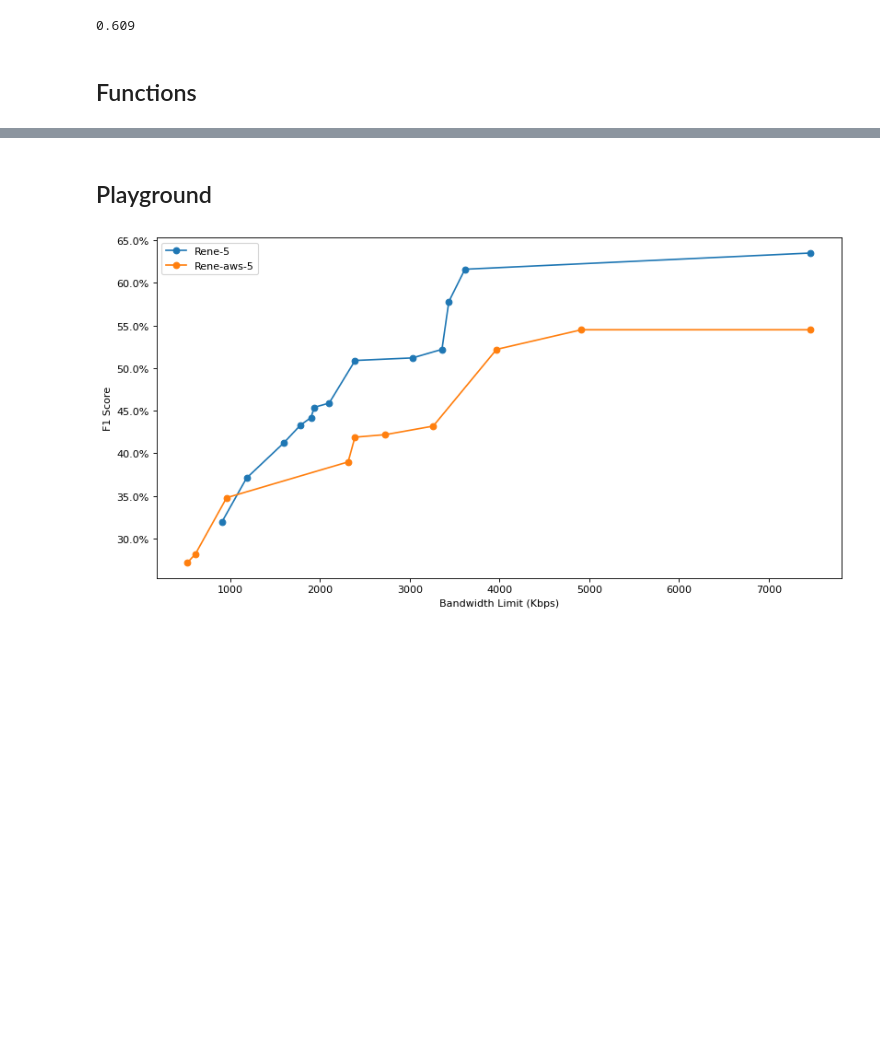
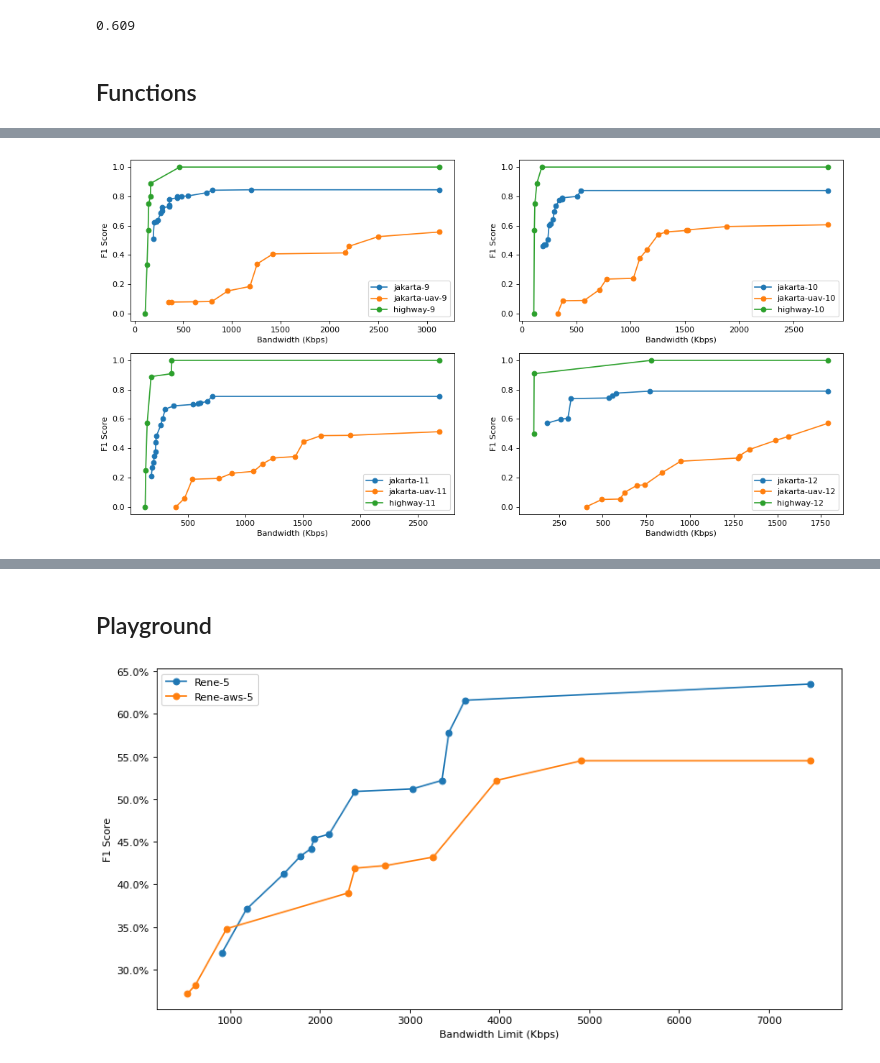
Before and after one commit to zharfanf/dds-zharfanf, a Jupyter notebook: workspace/plotter.ipynb, the cells around one changed output, grey strips where cells are left out. Drawn from its saved outputs; the diff is of its cells as text; code cells hidden in the pictures; blank space fills up the shorter version.

```diff
--- a/workspace/plotter.ipynb
+++ b/workspace/plotter.ipynb
@@ -127,0 +203,4 @@ def F1_Bandwidth_limit_plot_compare(bandwidth_f1_1, label1, bandwidth_f1_2, labe
+# %%
+plot_profile(9,10,11,12)
+# %% [output]
+[figure, added]
```
Also changed, not shown: parts of 21 cells of this notebook.
